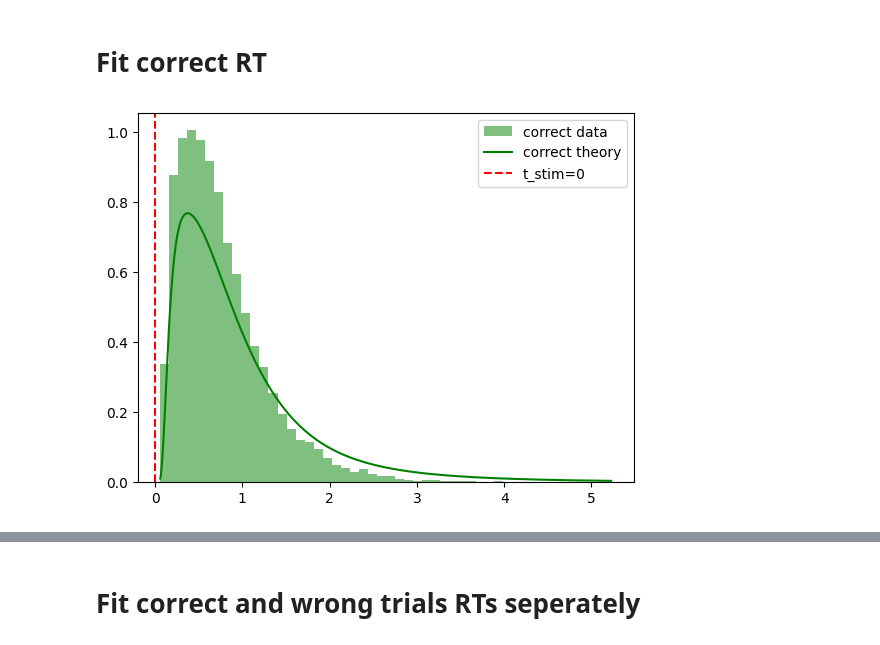
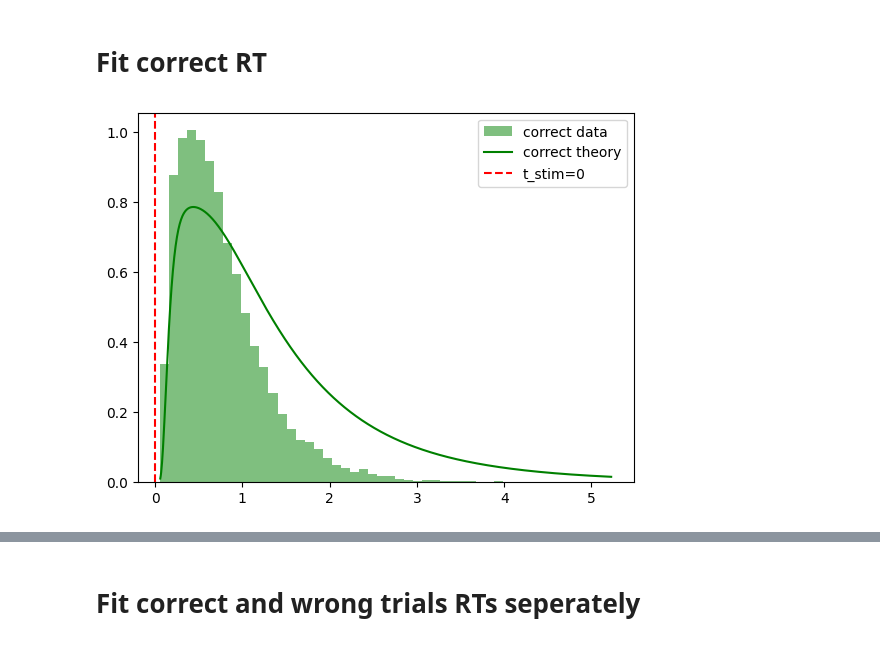
Before and after one commit to rakaar/ddm_codes, a Jupyter notebook: action_init_ddm/fitting_sim_data.ipynb, the cells around one changed output, grey strips where cells are left out. Drawn from its saved outputs; the diff is of its cells as text; code cells hidden in the pictures.

```diff
--- a/action_init_ddm/fitting_sim_data.ipynb
+++ b/action_init_ddm/fitting_sim_data.ipynb
@@ -100,7 +101,11 @@ P_A = rho_A_t_arr_fn(t_pts, V_A, theta_A).flatten()
 C_E = cum_E_t_arr_fn(t_pts, V_E, theta_E, K_max, t_stim).flatten()
 
 P_E = rho_E_t_arr_fn(t_pts, V_E, theta_E, K_max, t_stim).flatten()
-C_A = cum_A_t_arr_fn(t_pts, V_A, theta_A).flatten()
+# C_A = cum_A_t_arr_fn(t_pts, V_A, theta_A).flatten()
+# integrate P(t) to get CDF
+C_A = np.zeros((len(t_pts)))
+for i in tqdm(range(len(t_pts)), desc="Integrating P(t)"):
+    C_A[i],_ = quad(rho_A_t_fn, 0, t_pts[i], args=(V_A, theta_A))
 
 p_theory  = (P_A)*(1 - C_E) + (P_E)*(1 - C_A)
 
@@ -123,33 +136,33 @@ plt.hist(correct_RT, bins=50, alpha=0.5, label='correct data', color='g', densit
 
 # correct- upper bound
 Z  = 0; K_max = 50
 P_A = rho_A_t_arr_fn(t_pts, V_A, theta_A).flatten()
-C_E = cum_E_t_minus_arr_fn(t_pts, -V_E, theta_E, K_max, t_stim).flatten()
 
 P_E = rho_E_minus_t_arr_fn(t_pts, -V_E, theta_E, K_max, t_stim).flatten()
 C_A = cum_A_t_arr_fn(t_pts, V_A, theta_A).flatten()
 
 # Prob that DV is btn x1 and x2
 x1 = 1; x2 = 2
 analytic_all = np.zeros((len(t_pts)))
 for i in range(len(t_pts)):
     t = t_pts[i]
     if t <= 0.25:
         analytic_all[i] = P_small_t_btn_1_2(t, V_E, theta_E, Z, K_max)
     else:
         analytic_all[i] = P_large_t_btn_1_2(x1, x2, t, V_E, theta_E, Z, K_max)
 
 
 # Prob that EA survives
 S_E_t = [S_E_fn(t, V_E, theta_E, Z, K_max) for t in t_pts]
 P_EA_pos_norm = analytic_all/S_E_t
 
 
-p_theory  = (P_A)*P_EA_pos_norm*(1 - C_E) + (P_E)*(1 - C_A)
+p_theory  = (P_A)*P_EA_pos_norm + (P_E)*(1 - C_A)
+
 
 plt.plot(t_pts, p_theory, color='g', label = 'correct theory')
 plt.axvline(x=t_stim, color='r', linestyle='--', label=f't_stim={t_stim}')
 
 plt.legend();
 # %% [output]
-[figure, old version]
+[figure, new version]
```
Also changed, not shown: parts of 37 cells of this notebook.
